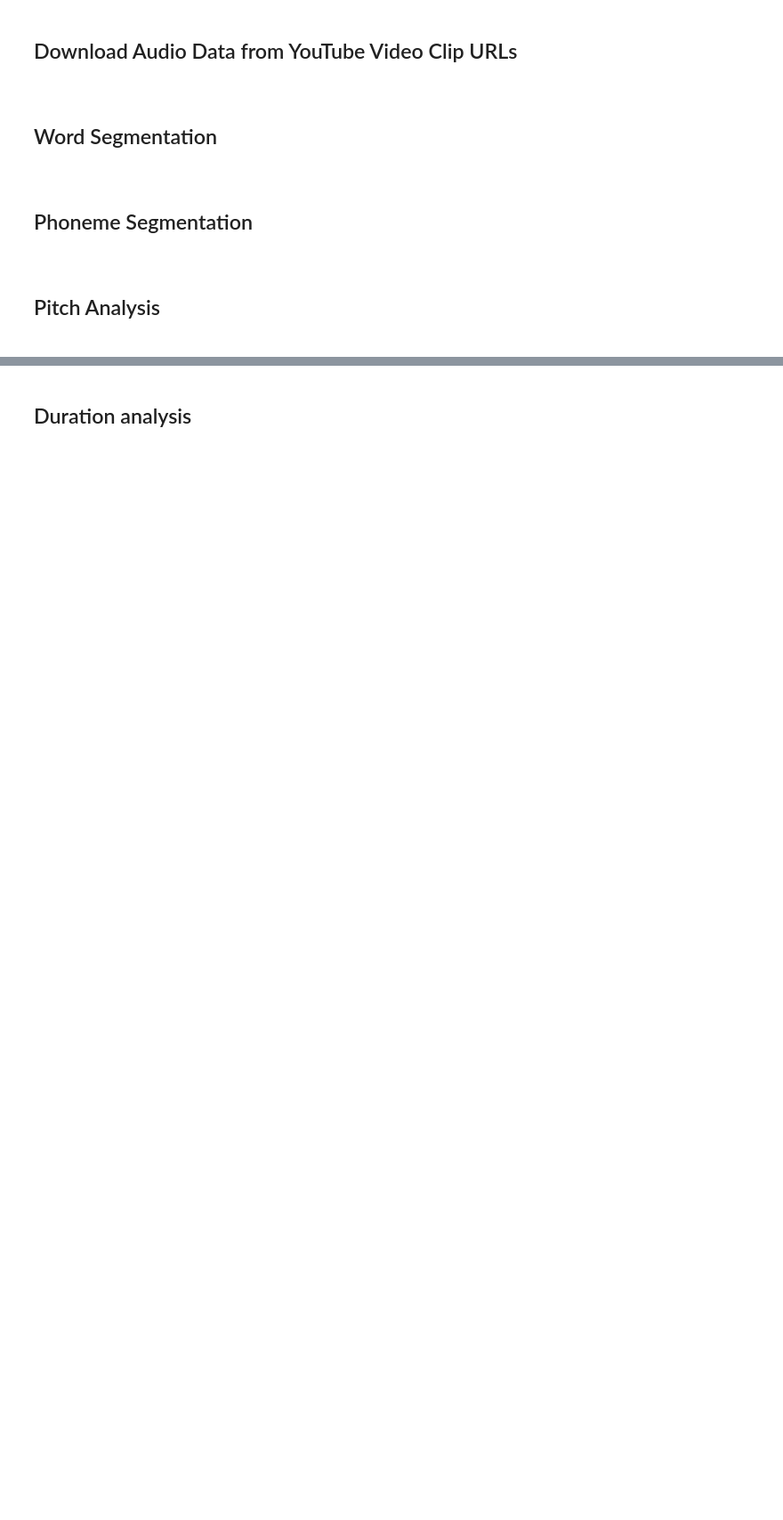
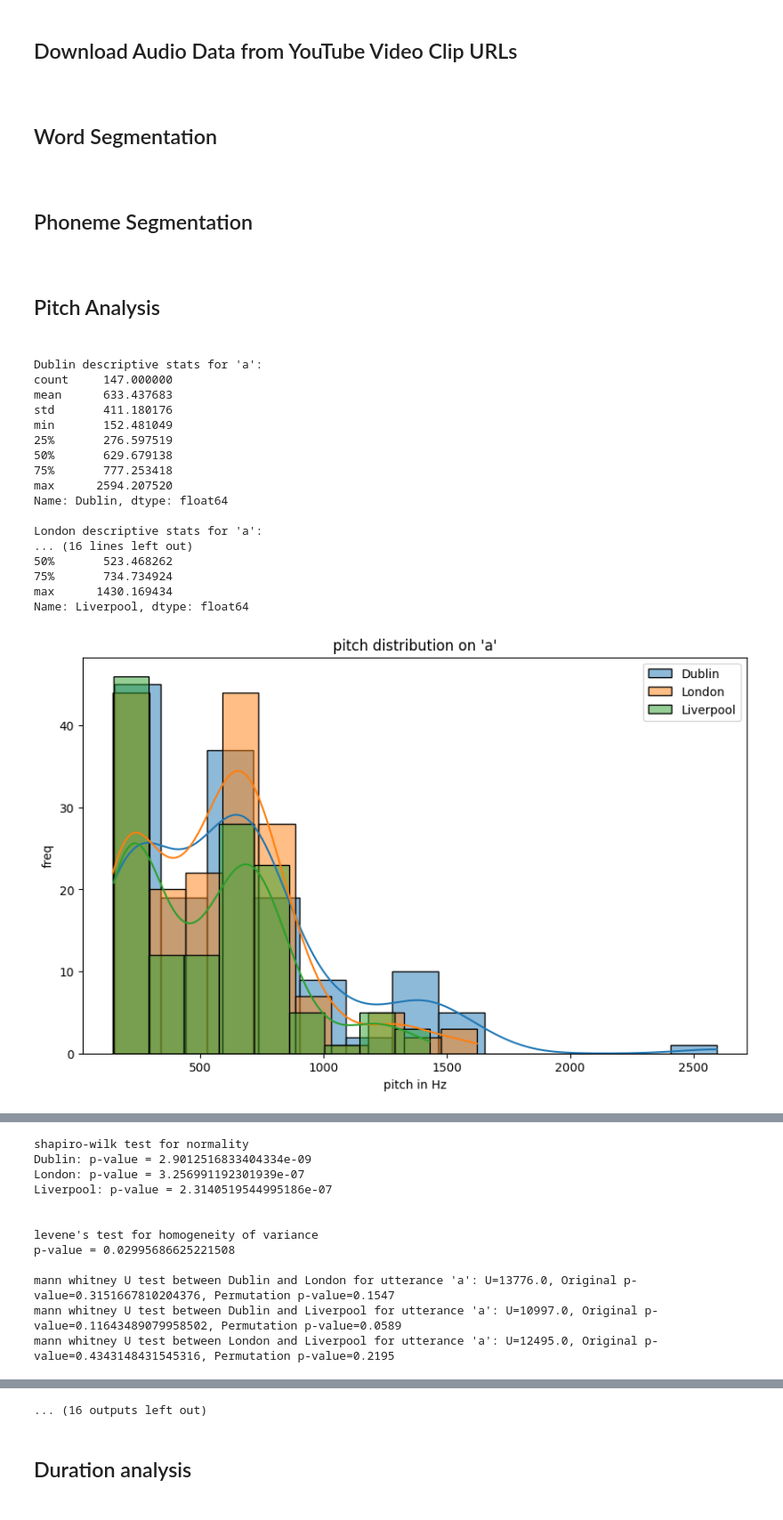
Before and after one commit to C09640401/accent-comparison, a Jupyter notebook: full_code.ipynb, the cells around one changed output, grey strips where cells are left out. Shown at 89% size. Cells and saved outputs as stored; diff of their text form; code cells hidden in the pictures; blank space fills up the shorter version.

```diff
--- a/full_code.ipynb
+++ b/full_code.ipynb
@@ -421,23 +421,26 @@ def calc_mean_pitch(y, sr):
         pitch.append(pitches[index, t])
 
     pitch = np.array(pitch)
+    #print(pitch)
     pitch = pitch[pitch > 0]
     mean_pitch = np.mean(pitch)
     return mean_pitch
 
 def get_pitch(directory):
     mean_pitch_vals = []
-    #iterate of the file directory and ge the mean pitch values
+    # iterate over the file directory and get the mean pitch values
     for filename in os.listdir(directory):
         if filename.endswith('.wav'):
             y, sr = librosa.load(os.path.join(directory, filename))
-            pitch = calc_mean_pitch(y, sr)
+            # cut the 2 seconds from start and end that was added earlier
+            y_trimmed = y[2*sr:-2*sr]
+            pitch = calc_mean_pitch(y_trimmed, sr)
             mean_pitch_vals.append((filename, pitch))
 
     return mean_pitch_vals
 
 
-def perform_mann_whitney_and_permutation_test(data_1, data_2, perm_count=1000):
+def perform_mann_whitney_and_permutation_test(data_1, data_2, perm_count=10000):
     '''
     perform mann whintey permutation testing , this code was guided by (same as pitch):
 
@@ -481,7 +484,9 @@ for utterance in utterances:
         pitch_values[accent] = pd.Series([pitch for _, pitch in pitches], name=accent)
         min_count = min(min_count, len(pitch_values[accent]))
 
+
     for accent in pitch_values:
+        pitch_values[accent] = pitch_values[accent].dropna()
         print(f"{accent} descriptive stats for '{utterance}':")
         print(pitch_values[accent].describe())
         print(" ")
@@ -500,30 +505,52 @@ for utterance in utterances:
     plt.xticks(range(len(pitch_values)), pitch_values.keys())
     plt.title(f"pitch comparison on '{utterance}'")
     plt.ylabel("pitch in Hz")
     plt.show()
 
     for accent, values in pitch_values.items():
         plt.figure(figsize=(10, 6))
         stats.probplot(values, dist="norm", plot=plt)
         plt.title(f"Q-Q plot on {accent} pitch data ('{utterance}')")
         plt.show()
 
     # shapiro-wilk normality testing
     print(" ")
     print("shapiro-wilk test for normality")
     for accent in pitch_values:
         _, p_value_normality = stats.shapiro(pitch_values[accent])
         print(f"{accent}: p-value = {p_value_normality}")
     print(" ")
 
     # levene's variance testing
     _, p_value_levene = stats.levene(*pitch_values.values())
     print(" ")
     print("levene's test for homogeneity of variance")
     print(f"p-value = {p_value_levene}")
     print(" ")
 
     accents = list(pitch_values.keys())
     for i in range(len(accents)):
         for x in range(i + 1, len(accents)):
             perform_mann_whitney_and_permutation_test(pitch_values[accents[i]], pitch_values[accents[x]])
+
+            original_stat, original_p_value, p_value_perm = perform_mann_whitney_and_permutation_test(pitch_values[accents[i]], pitch_values[accents[x]])
+            print(f"mann whitney U test between {accents[i]} and {accents[x]} for utterance '{utterance}': U={original_stat}, Original p-value={original_p_value}, Permutation p-value={p_value_perm}")
+# %% [output]
+Dublin descriptive stats for 'a':
+count     147.000000
+mean      633.437683
+std       411.180176
+min       152.481049
+25%       276.597519
+50%       629.679138
+75%       777.253418
+max      2594.207520
+Name: Dublin, dtype: float64
+
+London descriptive stats for 'a':
+... (16 lines left out)
+50%       523.468262
+75%       734.734924
+max      1430.169434
+Name: Liverpool, dtype: float64
+[figure, added]
@@ -529,0 +561,12 @@ for utterance in utterances:
+shapiro-wilk test for normality
+Dublin: p-value = 2.9012516833404334e-09
+London: p-value = 3.256991192301939e-07
+Liverpool: p-value = 2.3140519544995186e-07
+
+
+levene's test for homogeneity of variance
+p-value = 0.02995686625221508
+
+mann whitney U test between Dublin and London for utterance 'a': U=13776.0, Original p-value=0.3151667810204376, Permutation p-value=0.1547
+mann whitney U test between Dublin and Liverpool for utterance 'a': U=10997.0, Original p-value=0.11643489079958502, Permutation p-value=0.0589
+mann whitney U test between London and Liverpool for utterance 'a': U=12495.0, Original p-value=0.4343148431545316, Permutation p-value=0.2195
@@ -530,3 +594,4 @@ for utterance in utterances:
+... (16 outputs left out)
 # %% [markdown]
 <H2>Duration analysis<H2>
 # %%
```
Also changed, not shown: parts of 3 cells of this notebook.
